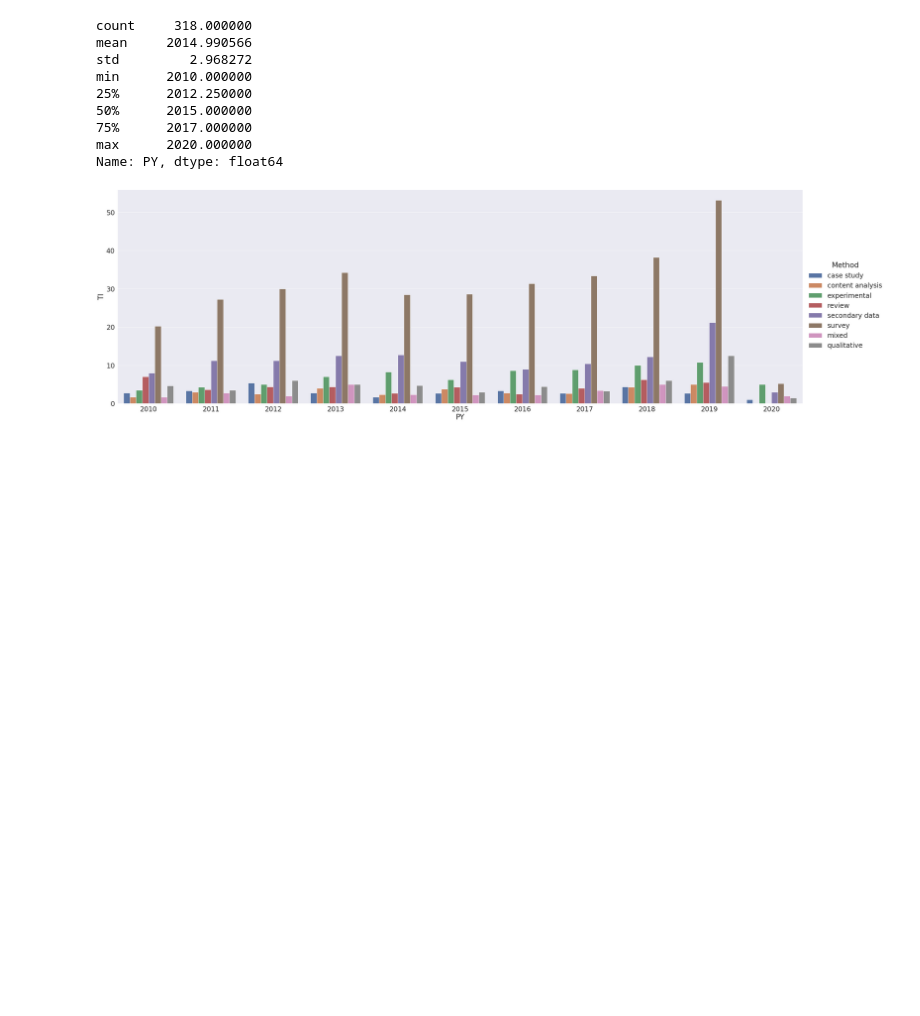
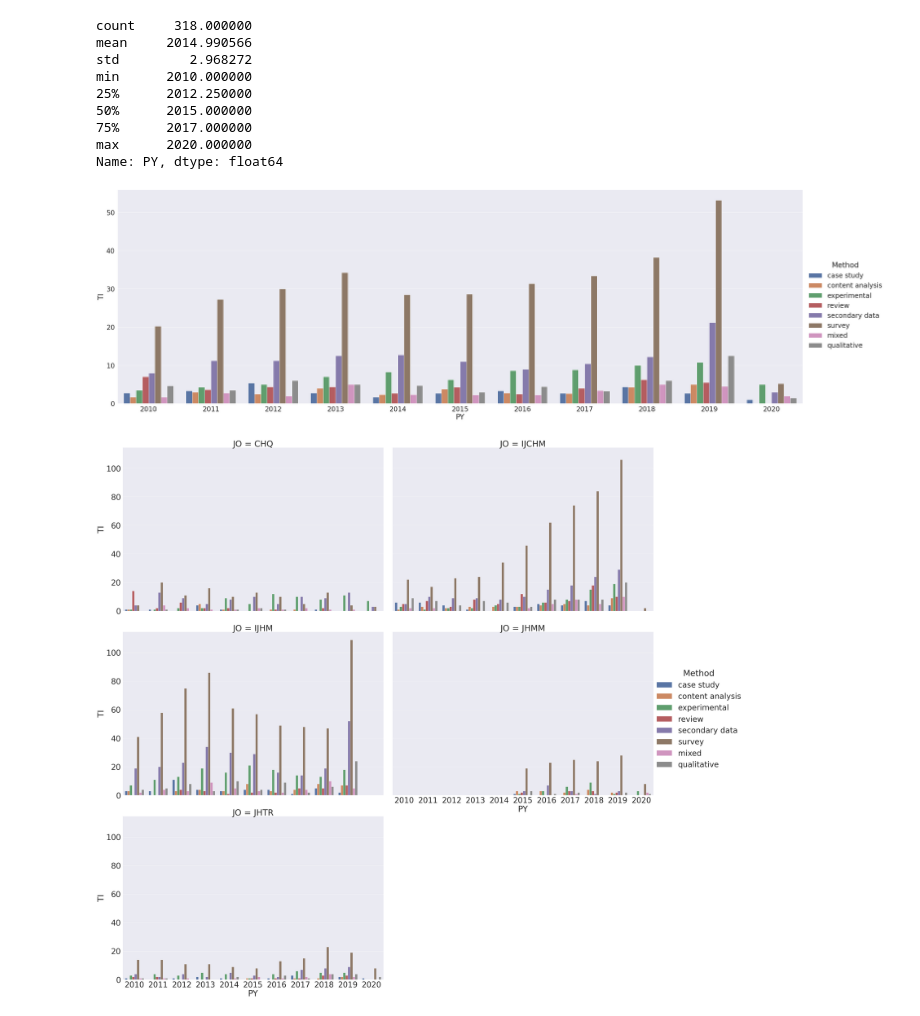
Before and after one commit to kurtsenol/machine-learning, a Jupyter notebook: TopicModeling/Methodology/paper_method_analysis_2.ipynb, the cells around one changed output. Drawn from its saved outputs; the diff is of its cells as text; code cells hidden in the pictures; blank space fills up the shorter version.

```diff
--- a/TopicModeling/Methodology/paper_method_analysis_2.ipynb
+++ b/TopicModeling/Methodology/paper_method_analysis_2.ipynb
@@ -457,3 +480,9 @@ sns.set(font_scale=2.2)
 sns.catplot(x="PY", y= "TI", hue="Method", data=df_2, kind="bar", height=12, aspect=3, ci=None);
 # %% [output]
 [figure]
+# %%
+sns.set(font_scale=4)
+
+sns.catplot(x="PY", y= "TI", hue="Method", data=df_2, col="JO", col_wrap=2, kind="bar", height=15, aspect=1.5, ci=None);
+# %% [output]
+[figure, added]
```
Also changed, not shown: parts of 19 cells of this notebook.
